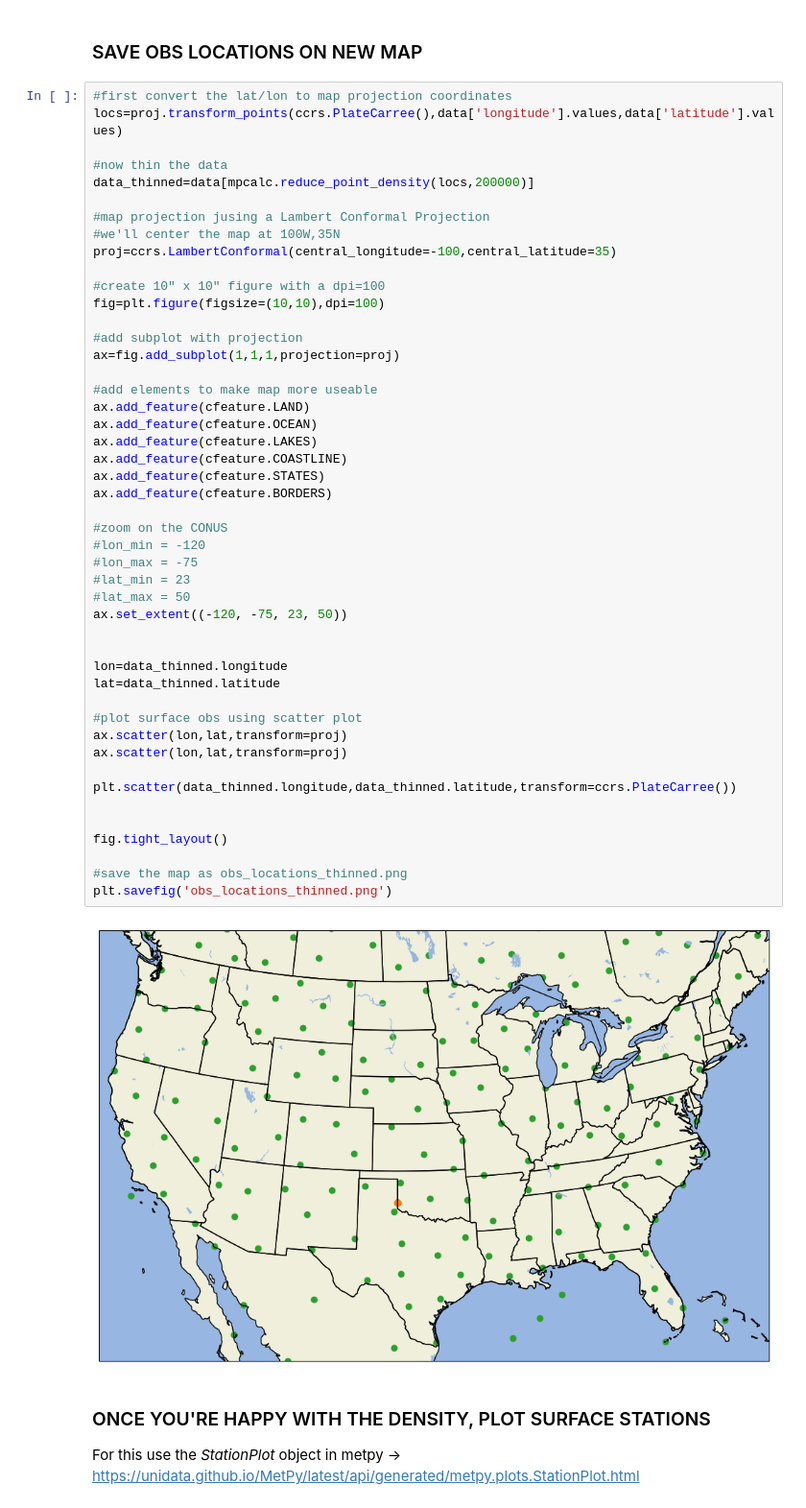
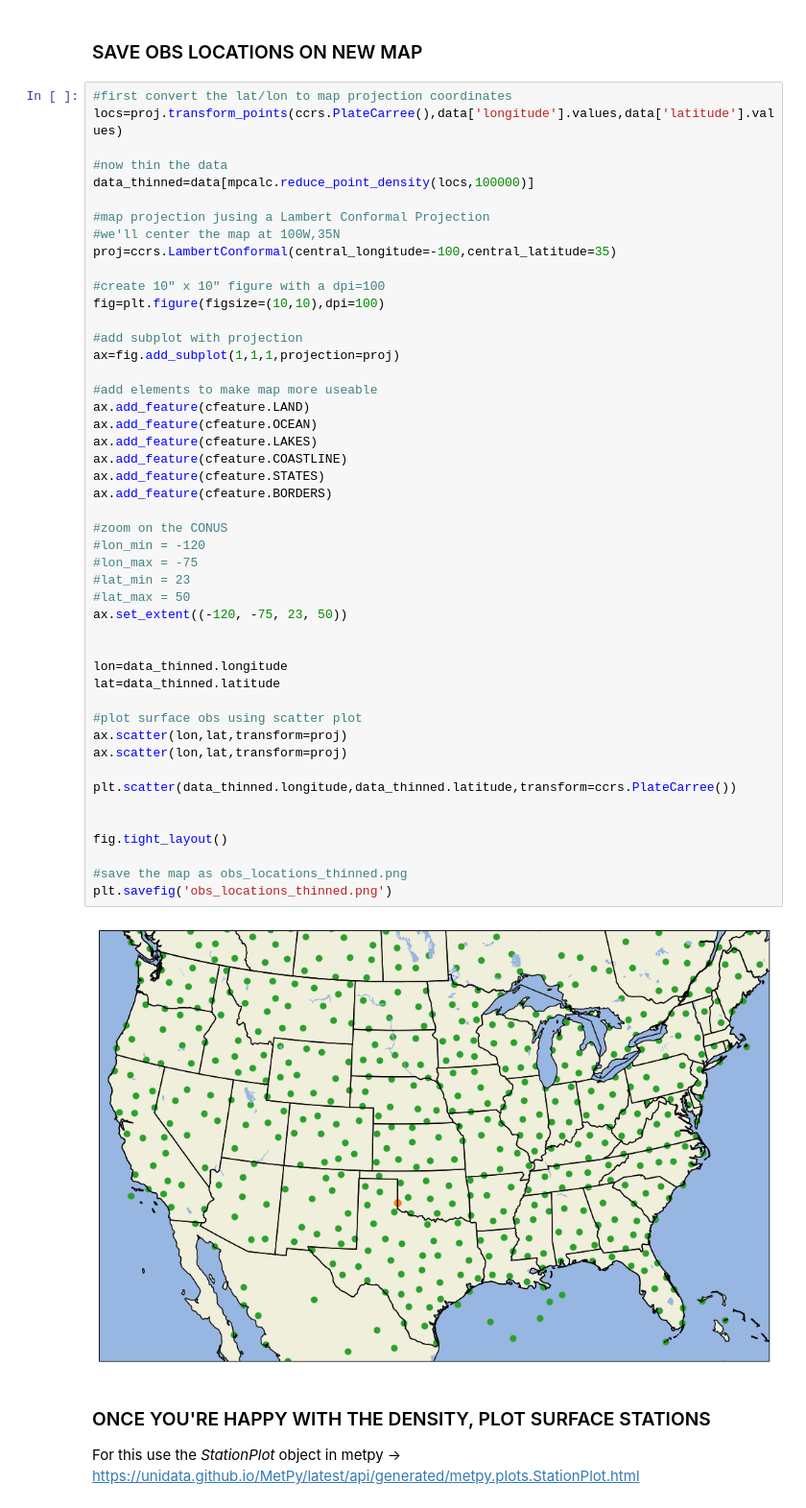
Before and after one commit to nadyafreund/ATSC_270, a Jupyter notebook: assignment_4/assignment_4.ipynb, the cells around one changed output. Shown at 96% size. Drawn from its saved outputs; the diff is of its cells as text.

```diff
--- a/assignment_4/assignment_4.ipynb
+++ b/assignment_4/assignment_4.ipynb
@@ -225,7 +225,7 @@ fig.tight_layout()
 locs=proj.transform_points(ccrs.PlateCarree(),data['longitude'].values,data['latitude'].values)
 
 #now thin the data
-data_thinned=data[mpcalc.reduce_point_density(locs,200000)]
+data_thinned=data[mpcalc.reduce_point_density(locs,100000)]
 
 #map projection jusing a Lambert Conformal Projection
 #we'll center the map at 100W,35N
@@ -241,34 +241,34 @@ ax=fig.add_subplot(1,1,1,projection=proj)
 ax.add_feature(cfeature.LAND)
 ax.add_feature(cfeature.OCEAN)
 ax.add_feature(cfeature.LAKES)
 ax.add_feature(cfeature.COASTLINE)
 ax.add_feature(cfeature.STATES)
 ax.add_feature(cfeature.BORDERS)
 
 #zoom on the CONUS
 #lon_min = -120
 #lon_max = -75
 #lat_min = 23
 #lat_max = 50
 ax.set_extent((-120, -75, 23, 50))
 
 
 lon=data_thinned.longitude
 lat=data_thinned.latitude
 
 #plot surface obs using scatter plot
 ax.scatter(lon,lat,transform=proj)
 ax.scatter(lon,lat,transform=proj)
 
 plt.scatter(data_thinned.longitude,data_thinned.latitude,transform=ccrs.PlateCarree())
 
 
 fig.tight_layout()
 
 #save the map as obs_locations_thinned.png
 plt.savefig('obs_locations_thinned.png')
 # %% [output]
-[figure, old version]
+[figure, new version]
 # %% [markdown]
 ### ONCE YOU'RE HAPPY WITH THE DENSITY, PLOT SURFACE STATIONS ###
 For this use the *StationPlot* object in metpy -> https://unidata.github.io/MetPy/latest/api/generated/metpy.plots.StationPlot.html
```
Also changed, not shown: parts of 3 cells of this notebook, 3 other files.
